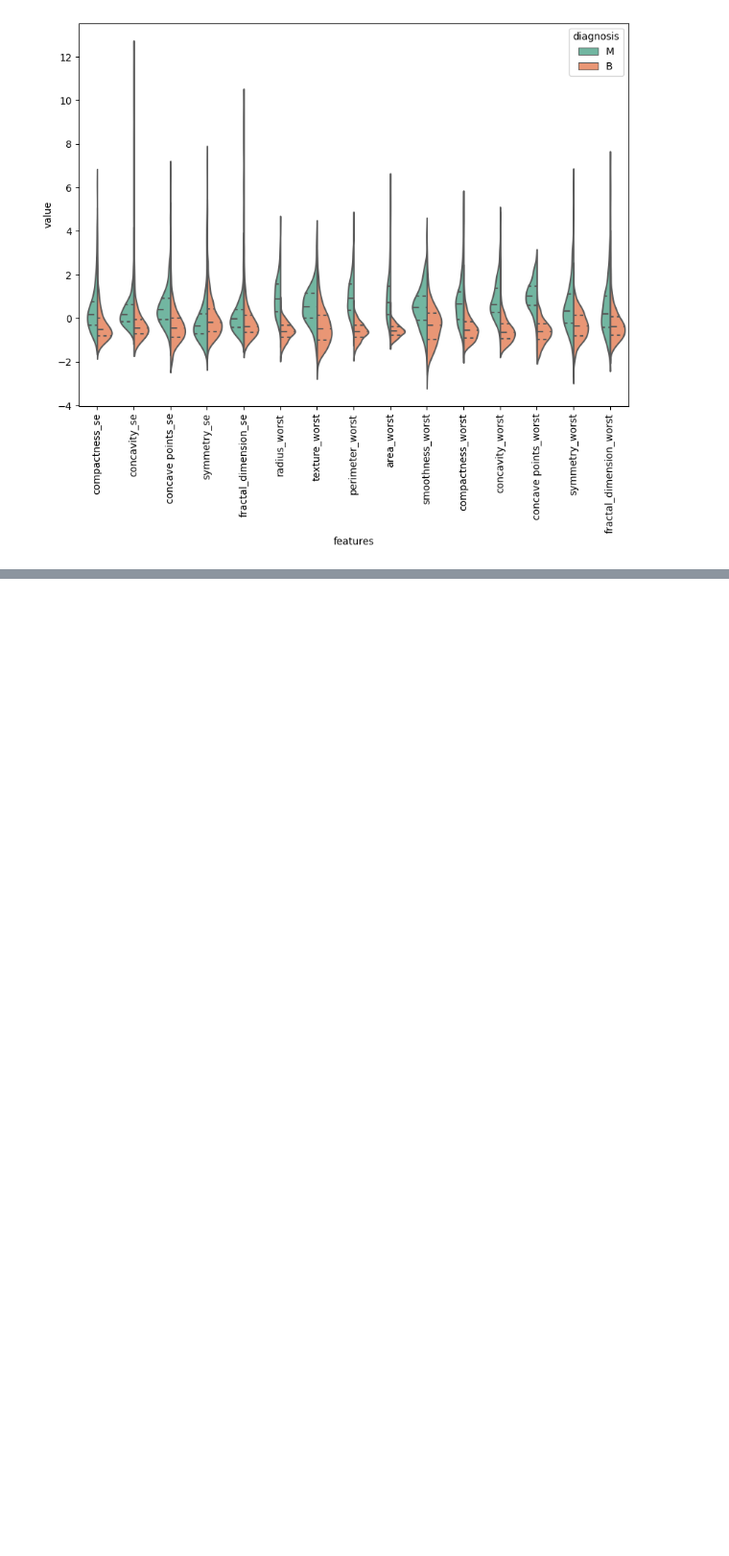
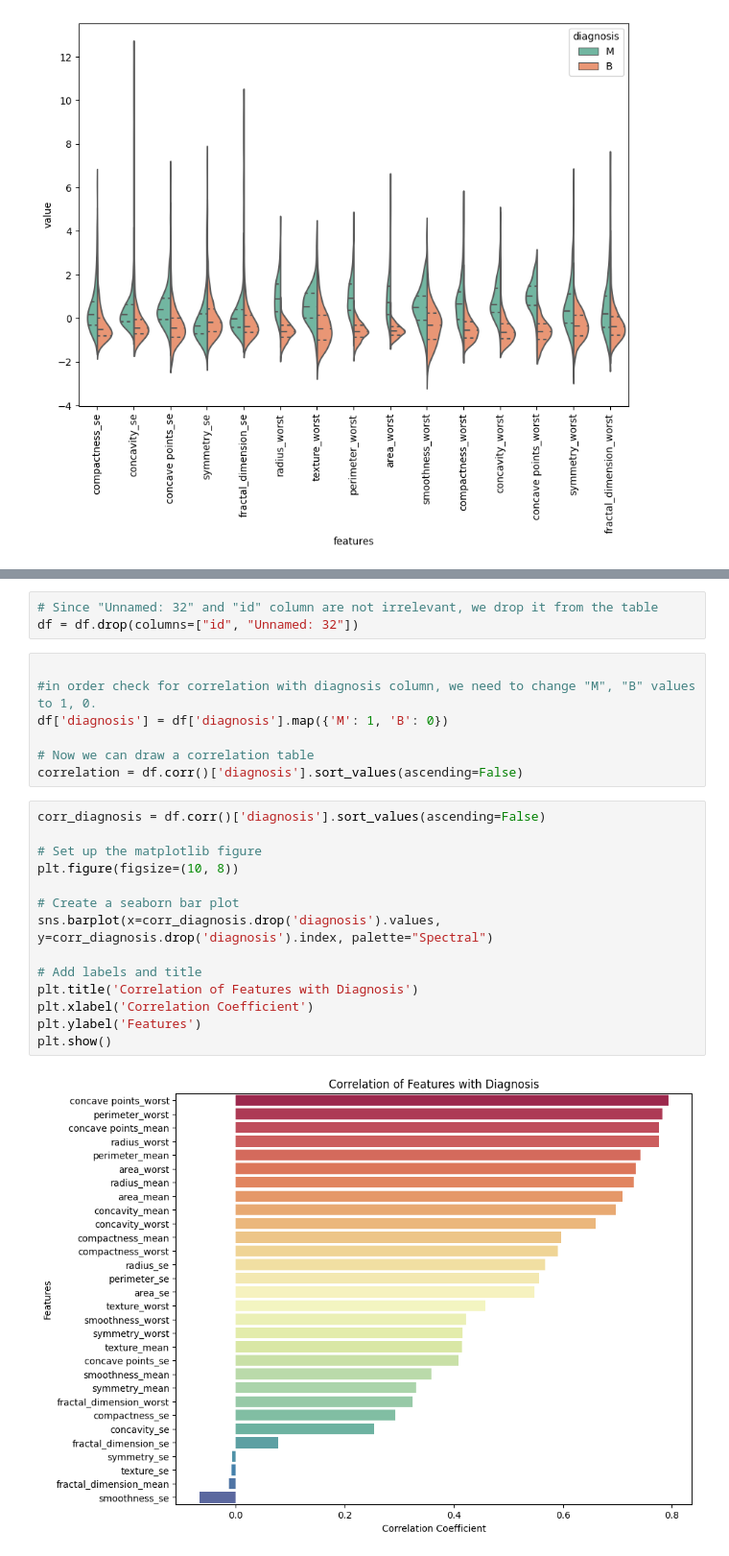
Before and after one commit to mars12161/bayer_challenge_d_life, a Jupyter notebook: main.ipynb, the cells around one changed output, grey strips where cells are left out. Shown at 96% size. Drawn from its saved outputs; the diff is of its cells as text; blank space fills up the shorter version.

```diff
--- a/main.ipynb
+++ b/main.ipynb
@@ -242,0 +295,26 @@ visualize_variability(X,y,15,30)
+# %%
+# Since "Unnamed: 32" and "id" column are not irrelevant, we drop it from the table
+df = df.drop(columns=["id", "Unnamed: 32"])
+# %%
+
+#in order check for correlation with diagnosis column, we need to change "M", "B" values to 1, 0.
+df['diagnosis'] = df['diagnosis'].map({'M': 1, 'B': 0})
+
+# Now we can draw a correlation table
+correlation = df.corr()['diagnosis'].sort_values(ascending=False)
+# %%
+corr_diagnosis = df.corr()['diagnosis'].sort_values(ascending=False)
+
+# Set up the matplotlib figure
+plt.figure(figsize=(10, 8))
+
+# Create a seaborn bar plot
+sns.barplot(x=corr_diagnosis.drop('diagnosis').values, y=corr_diagnosis.drop('diagnosis').index, palette="Spectral")
+
+# Add labels and title
+plt.title('Correlation of Features with Diagnosis')
+plt.xlabel('Correlation Coefficient')
+plt.ylabel('Features')
+plt.show()
+# %% [output]
+[figure, added]
```
Also changed, not shown: parts of 6 cells of this notebook, 3 other files.
